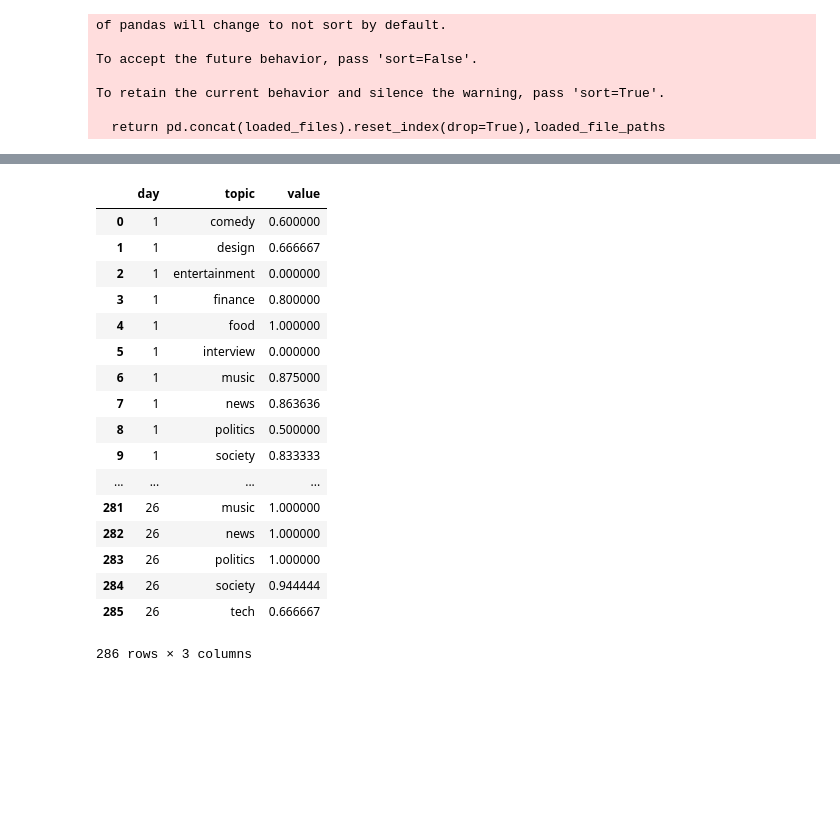
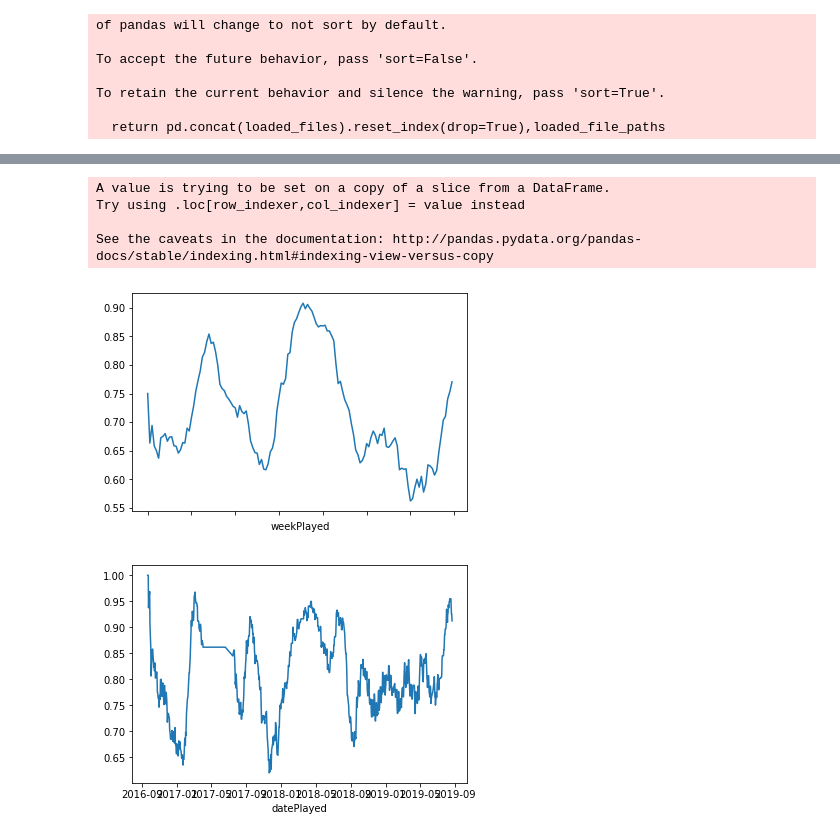
Before and after one commit to BEugeneSmith/PodcastAnalysis2017, a Jupyter notebook: listen lag ratio/listen lag ratio.ipynb, the cells around one changed output, grey strips where cells are left out. Drawn from its saved outputs; the diff is of its cells as text; code cells hidden in the pictures; blank space fills up the shorter version.

```diff
--- a/listen lag ratio/listen lag ratio.ipynb
+++ b/listen lag ratio/listen lag ratio.ipynb
@@ -5,8 +5,9 @@ cd ..
 # %%
 from Analysis.Helper import *
 gen = datetime.now()
-start = datetime(2019,1,1)
-end = datetime(2019,7,1)
+# start = datetime(2017,7,24)
+start = datetime(2016,9,20)
+end = gen
 aai = AudioAnalysisInput(start=start,end=end)
 # %% [output]
 of pandas will change to not sort by default.
@@ -80,21 +20,17 @@ same_week_ratio
-# %%
-f2
-# %% [output]
-|  | day | topic | value |
-| 0 | 1 | comedy | 0.600000 |
-| 1 | 1 | design | 0.666667 |
-| 2 | 1 | entertainment | 0.000000 |
-| 3 | 1 | finance | 0.800000 |
-| 4 | 1 | food | 1.000000 |
-| 5 | 1 | interview | 0.000000 |
-| 6 | 1 | music | 0.875000 |
-| 7 | 1 | news | 0.863636 |
-| 8 | 1 | politics | 0.500000 |
-| 9 | 1 | society | 0.833333 |
-| ... | ... | ... | ... |
-| 281 | 26 | music | 1.000000 |
-| 282 | 26 | news | 1.000000 |
-| 283 | 26 | politics | 1.000000 |
-| 284 | 26 | society | 0.944444 |
-| 285 | 26 | tech | 0.666667 |
-286 rows × 3 columns
+# %%
+data = aai.data[(aai.data['datePlayed']>=start)&((aai.data['batch_skip_ind']==False)|(aai.data['single_skip_ind']==False))]
+data = data[data['frequency']!="d"]
+filt_data = data[['played_same_week_ind',"played_same_date_ind","frequency",'weekReleased','weekPlayed','category','album','PoD_played',"release_to_play_seconds",'datePlayed']]
+filt_data['datePlayed'] = filt_data['datePlayed'].dt.date
+# %% [output]
+A value is trying to be set on a copy of a slice from a DataFrame.
+Try using .loc[row_indexer,col_indexer] = value instead
+
+See the caveats in the documentation: http://pandas.pydata.org/pandas-docs/stable/indexing.html#indexing-view-versus-copy
+# %%
+# generate same-week play data
+def gen_same_week(df):
+    same_week_data_cnt = df[df['played_same_week_ind']].pivot_table(index="weekPlayed",columns="category",values="album",aggfunc="count").fillna(0)
+    all_week_data_cnt = df.pivot_table(index="weekPlayed",columns="category",values="album",aggfunc="count").fillna(0)
+    return (same_week_data_cnt/all_week_data_cnt)
+gen_same_week(filt_data).to_clipboard()
@@ -100,0 +45,14 @@ f2
+# %%
+dat = gen_same_week(filt_data)
+dat['mean']=dat.mean(axis=1).fillna(1)
+dat['rolling'] = dat['mean'].rolling(window=13,min_periods=1).mean()
+dat['rolling'].plot();
+# %% [output]
+[figure, added]
+# %%
+dat = gen_same_day(filt_data)
+dat['mean']=dat.mean(axis=1).fillna(1)
+dat['rolling'] = dat['mean'].rolling(window=30,min_periods=1).mean()
+dat['rolling'].plot();
+# %% [output]
+[figure, added]
```
Also changed, not shown: parts of 10 cells of this notebook, 20 other files.
